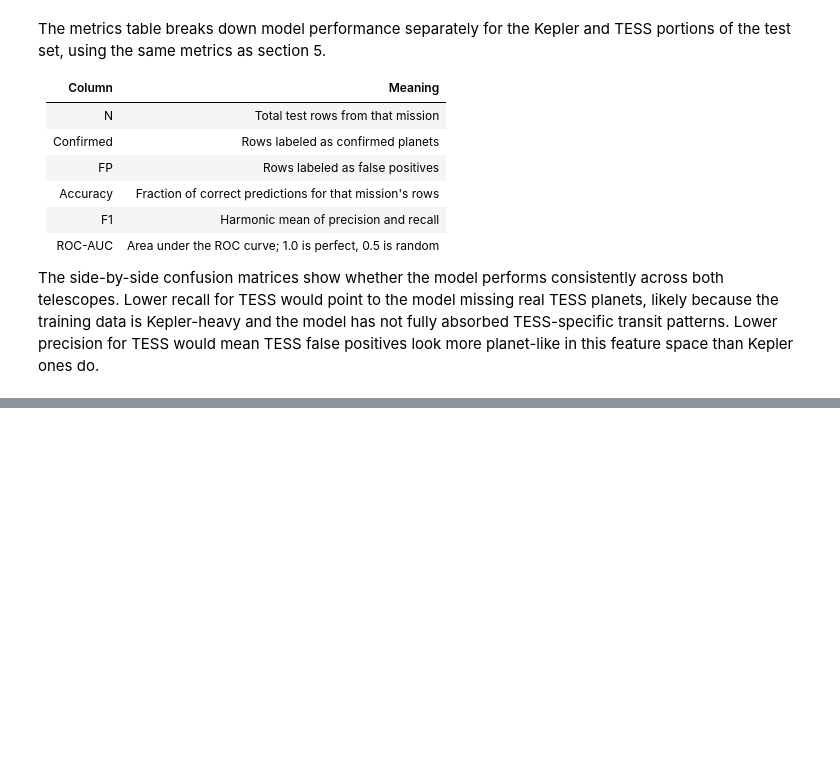
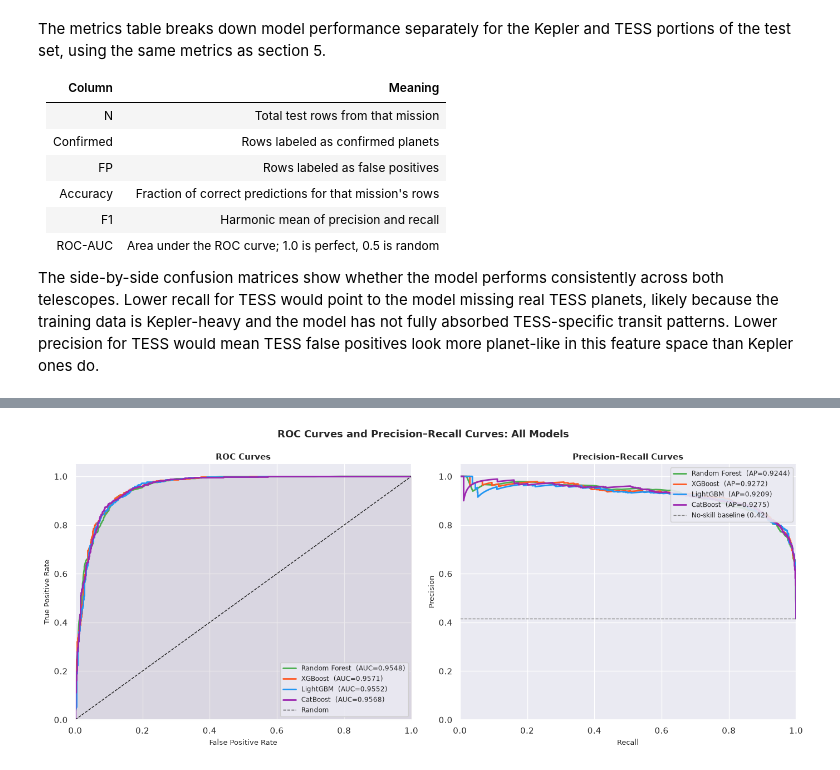
Before and after one commit to valdi-at/big-data-t-final-project, a Jupyter notebook: notebook.ipynb, the cells around one changed output, grey strips where cells are left out. Cells and saved outputs as stored; diff of their text form; code cells hidden in the pictures; blank space fills up the shorter version.

```diff
--- a/notebook.ipynb
+++ b/notebook.ipynb
@@ -563,0 +712,39 @@ The side-by-side confusion matrices show whether the model performs consistently
+# %%
+fig, (ax_roc, ax_pr) = plt.subplots(1, 2, figsize=(14, 6))
+fig.suptitle('ROC Curves and Precision–Recall Curves: All Models', fontsize=13, fontweight='bold')
+
+for name in MODELS:
+    ypr   = PROBAS[name]
+    color = MODEL_COLORS[name]
+    auc   = results_df.loc[name, 'ROC-AUC']
+    ap    = results_df.loc[name, 'Avg Prec']
+
+    fpr, tpr, _ = roc_curve(y_test, ypr)
+    ax_roc.plot(fpr, tpr, color=color, lw=2, label=f'{name}  (AUC={auc:.4f})')
+    ax_roc.fill_between(fpr, tpr, alpha=0.04, color=color)
+
+    prec, rec, _ = precision_recall_curve(y_test, ypr)
+    ax_pr.plot(rec, prec, color=color, lw=2, label=f'{name}  (AP={ap:.4f})')
+
+ax_roc.plot([0, 1], [0, 1], 'k--', lw=1, label='Random')
+ax_roc.set_xlabel('False Positive Rate', fontsize=9)
+ax_roc.set_ylabel('True Positive Rate', fontsize=9)
+ax_roc.set_title('ROC Curves', fontsize=11, fontweight='semibold')
+ax_roc.legend(loc='lower right', fontsize=8.5, framealpha=0.9)
+ax_roc.set_xlim(0, 1); ax_roc.set_ylim(0, 1.05)
+sns.despine(ax=ax_roc)
+
+baseline = y_test.mean()
+ax_pr.axhline(baseline, color='grey', lw=1, linestyle='--',
+              label=f'No-skill baseline ({baseline:.2f})')
+ax_pr.set_xlabel('Recall', fontsize=9)
+ax_pr.set_ylabel('Precision', fontsize=9)
+ax_pr.set_title('Precision–Recall Curves', fontsize=11, fontweight='semibold')
+ax_pr.legend(loc='upper right', fontsize=8.5, framealpha=0.9)
+ax_pr.set_xlim(0, 1); ax_pr.set_ylim(0, 1.05)
+sns.despine(ax=ax_pr)
+
+fig.tight_layout()
+plt.show()
+# %% [output]
+[figure, added]
```
Also changed, not shown: parts of 11 cells of this notebook, 3 other files.
